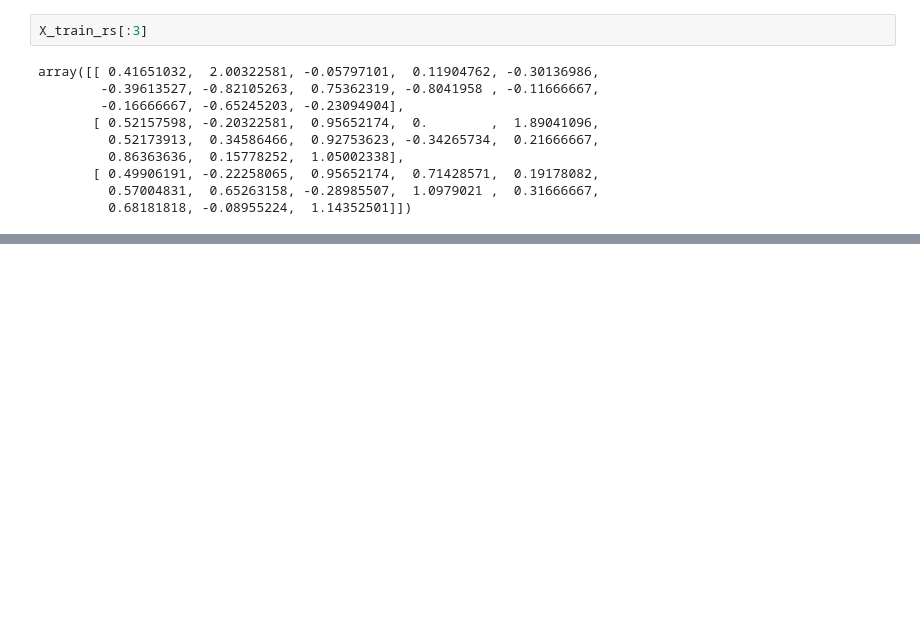
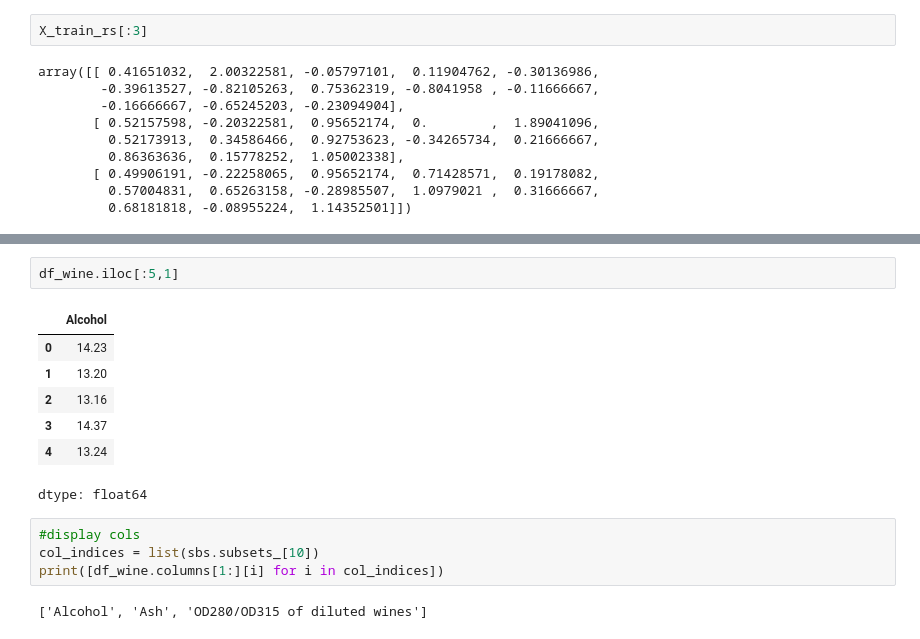
Before and after one commit to addo561/Pytorch-book-chapters, a Jupyter notebook: chapter4.ipynb, the cells around one changed output, grey strips where cells are left out. Cells and saved outputs as stored; diff of their text form; blank space fills up the shorter version.

```diff
--- a/chapter4.ipynb
+++ b/chapter4.ipynb
@@ -319,0 +410,16 @@ array([[ 0.41651032,  2.00322581, -0.05797101,  0.11904762, -0.30136986,
+# %%
+df_wine.iloc[:5,1]
+# %% [output]
+|  | Alcohol |
+| 0 | 14.23 |
+| 1 | 13.20 |
+| 2 | 13.16 |
+| 3 | 14.37 |
+| 4 | 13.24 |
+dtype: float64
+# %%
+#display cols
+col_indices = list(sbs.subsets_[10])
+print([df_wine.columns[1:][i] for i in col_indices])
+# %% [output]
+['Alcohol', 'Ash', 'OD280/OD315 of diluted wines']
```
Also changed, not shown: parts of 9 cells of this notebook.
